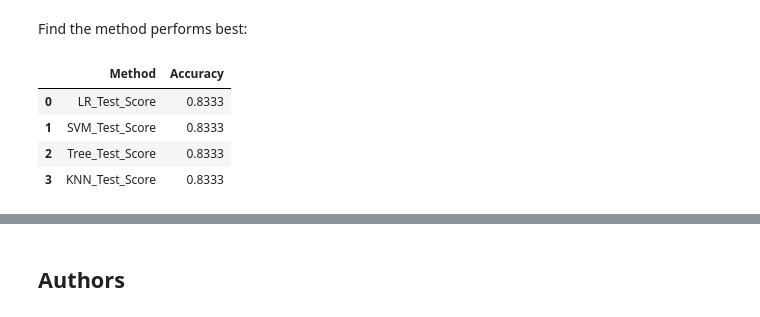
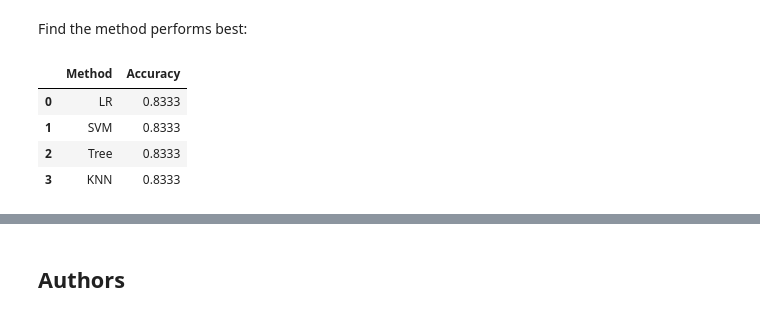
Before and after one commit to LeonardoPalaciosPando1996/Data-Science-specialization, a Jupyter notebook: Applied Data Science Capstone/SpaceX_Machine Learning Prediction.ipynb, the cells around one changed output, grey strips where cells are left out. Drawn from its saved outputs; the diff is of its cells as text; code cells hidden in the pictures.

```diff
--- a/Applied Data Science Capstone/SpaceX_Machine Learning Prediction.ipynb
+++ b/Applied Data Science Capstone/SpaceX_Machine Learning Prediction.ipynb
@@ -343,18 +343,18 @@ Find the method performs best:
 # %%
 LR_Test_Score = round(logreg_cv.score(X_test,Y_test),4)
 SVM_Test_Score = round(svm_cv.score(X_test,Y_test),4)
 Tree_Test_Score = round(tree_cv.score(X_test,Y_test),4)
 KNN_Test_Score = round(knn_cv.score(X_test,Y_test),4)
 
 data = {
-  "Method": ['LR_Test_Score', 'SVM_Test_Score', 'Tree_Test_Score','KNN_Test_Score'],
+  "Method": ['LR', 'SVM', 'Tree','KNN'],
   "Accuracy": [LR_Test_Score , SVM_Test_Score, Tree_Test_Score, KNN_Test_Score]
 }
 Report = pd.DataFrame(data)
 Report
 # %% [output]
 |  | Method | Accuracy |
-| 0 | LR_Test_Score | 0.8333 |
-| 1 | SVM_Test_Score | 0.8333 |
-| 2 | Tree_Test_Score | 0.8333 |
-| 3 | KNN_Test_Score | 0.8333 |
+| 0 | LR | 0.8333 |
+| 1 | SVM | 0.8333 |
+| 2 | Tree | 0.8333 |
+| 3 | KNN | 0.8333 |
```
Also changed, not shown: parts of 2 cells of this notebook.
